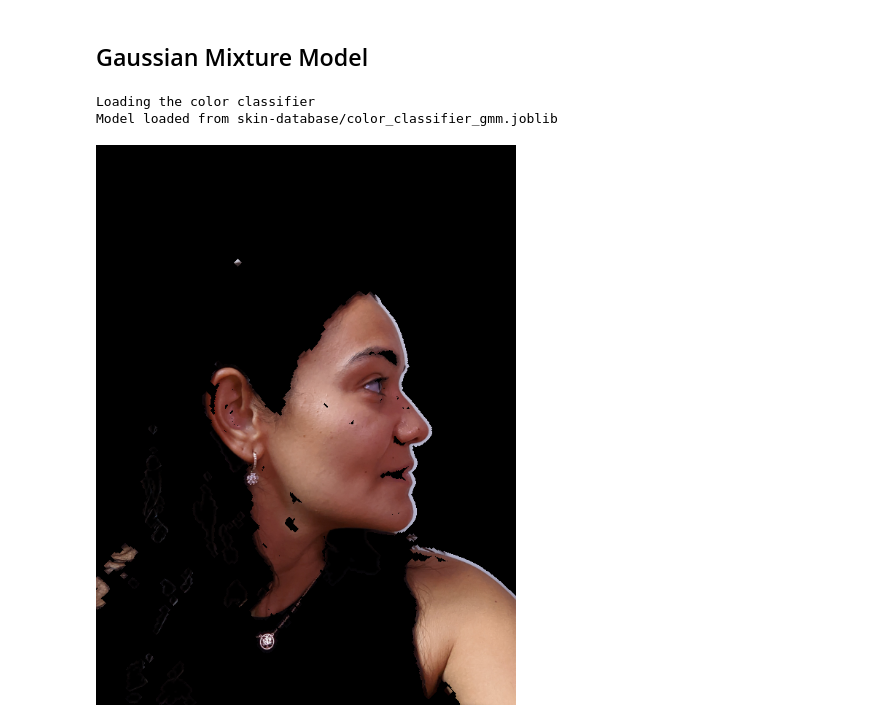
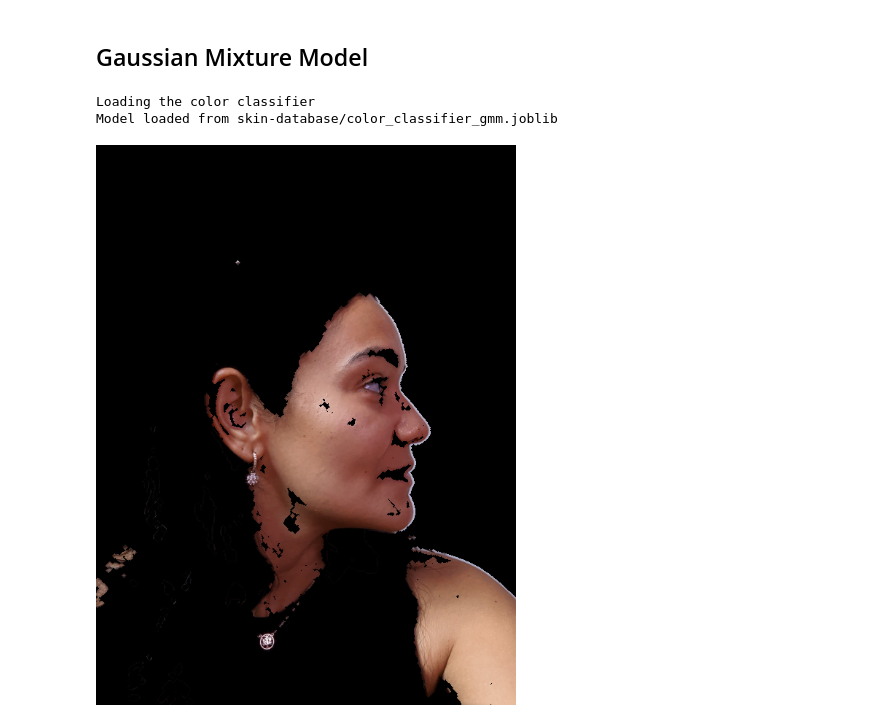
Before and after one commit to coert/bayesian-colormodeling, a Jupyter notebook: notebook.ipynb, the cells around one changed output. Drawn from its saved outputs; the diff is of its cells as text; code cells hidden in the pictures.

```diff
--- a/notebook.ipynb
+++ b/notebook.ipynb
@@ -279,10 +312,11 @@ utils_graphics.displayImArr(test_image_rgb)
 THETA = 0.5  # Probability threshold for the color model
 
 bayesian_classifier = BayesianColorClassifierLabGMM(n_components=16)
+model_path = base_path / "color_classifier_gmm.joblib"
 
-if (base_path / "color_classifier_gmm.joblib").exists():
+if model_path.exists():
     print("Loading the color classifier")
-    bayesian_classifier.load(base_path / "color_classifier_gmm.joblib")
+    bayesian_classifier.load(model_path)
 
 else:
     print("Training the color classifier")
@@ -299,37 +333,49 @@ else:
 
             image_mask = cv2.bitwise_and(image_bgr, image_bgr, mask=mask)
             image_non_mask = cv2.bitwise_and(image_bgr, image_bgr, mask=mask_inv)
 
             query_images.append(image_mask)
             non_query_images.append(image_non_mask)
 
     bayesian_classifier.fit(query_images, non_query_images)
-    bayesian_classifier.save(base_path / "color_classifier_gmm.joblib")
+    bayesian_classifier.save(model_path)
     del query_images
     del non_query_images
 
 test_image_bgr = cv2.imread(str(test_file))
 test_image_bgr = cv2.resize(
     test_image_bgr, None, fx=0.2, fy=0.2, interpolation=cv2.INTER_AREA
 )
 test_image_rgb = cv2.cvtColor(test_image_bgr, cv2.COLOR_BGR2RGB)
 
-prob = bayesian_classifier.predict(test_image_bgr)
+posterior_probs = bayesian_classifier.predict(test_image_bgr)
+
+# # Convert to PyTorch tensor
+# posterior_tensor = torch.from_numpy(posterior_probs).unsqueeze(0).unsqueeze(0).float()
+
+# # Initialize CRF refiner (on GPU if desired)
+# crf = CRFRefiner(pairwise_weight=0.7, num_iterations=5, device="cuda")
+
+# # Refine
+# refined_output = crf(posterior_tensor.to("cuda"))
+
+# # Move back to CPU + NumPy for visualization
+# refined_np = refined_output.squeeze().detach().cpu().numpy()
 
 kernel = cv2.getStructuringElement(cv2.MORPH_ELLIPSE, (3, 3))
 mask = np.zeros_like(test_image_bgr, dtype=np.uint8)
 mask = cv2.cvtColor(mask, cv2.COLOR_RGB2GRAY)
-mask[prob > THETA] = 255
+mask[posterior_probs > THETA] = 255
 
 # Denoise the mask with morphological operations
-mask = cv2.dilate(mask, kernel, None, iterations=5)
-mask = cv2.erode(mask, kernel, None, iterations=5)
-mask = cv2.dilate(mask, kernel, None, iterations=5)
+mask = cv2.dilate(mask, kernel, None, iterations=3)
+mask = cv2.erode(mask, kernel, None, iterations=3)
+mask = cv2.dilate(mask, kernel, None, iterations=3)
 
 canvas = cv2.bitwise_and(test_image_rgb, test_image_rgb, mask=mask)
 
 utils_graphics.displayImArr(canvas)
 # %% [output]
 Loading the color classifier
 Model loaded from skin-database/color_classifier_gmm.joblib
-[figure, old version]
+[figure, new version]
```
Also changed, not shown: parts of 3 cells of this notebook, 4 other files.
